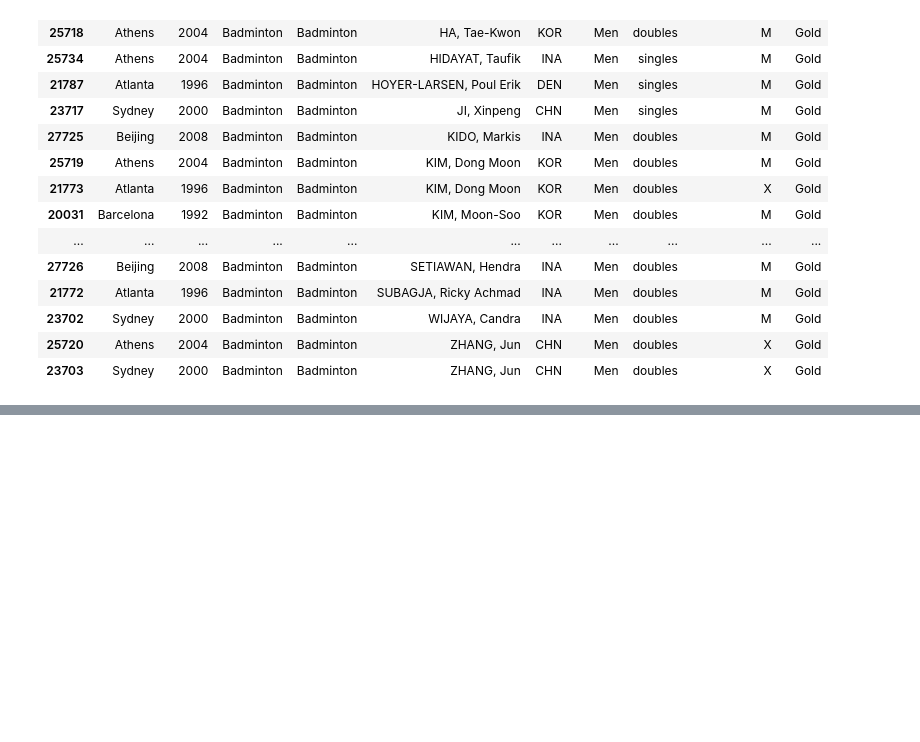
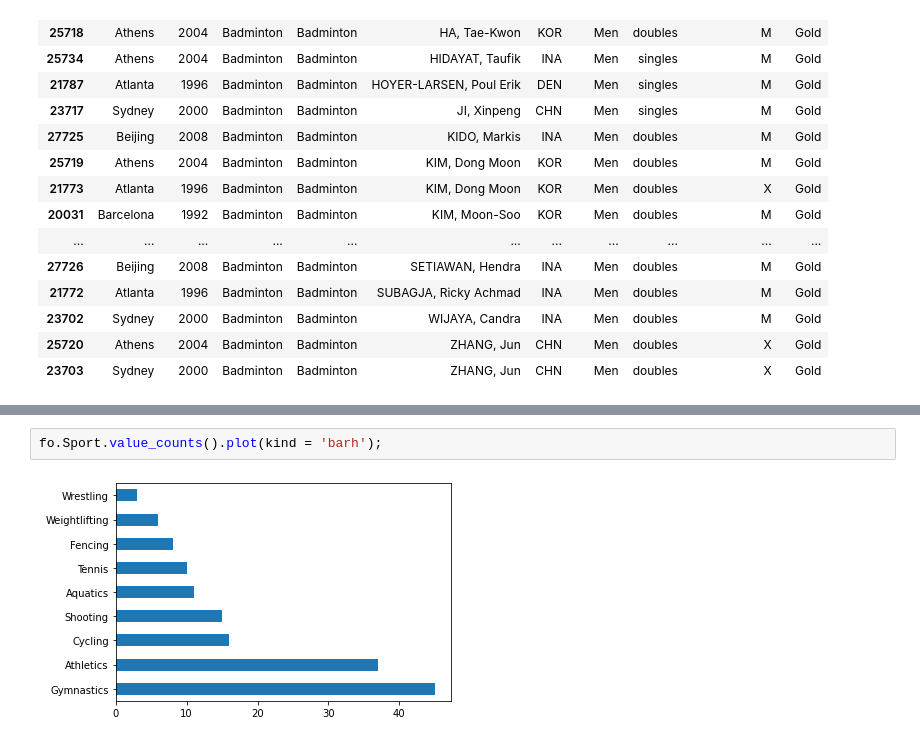
Before and after one commit to theSohanur/pandas-essential, a Jupyter notebook: pandas.notebook.ipynb, the cells around one changed output, grey strips where cells are left out. Saved outputs shown, nothing was run; the diff lists cells and outputs as text; blank space fills up the shorter version.

```diff
--- a/pandas.notebook.ipynb
+++ b/pandas.notebook.ipynb
@@ -608,0 +661,4 @@ goldmedal.sort_values(by = 'Athlete')
+# %%
+fo.Sport.value_counts().plot(kind = 'barh');
+# %% [output]
+[figure, added]
```
Also changed, not shown: parts of 20 cells of this notebook.
